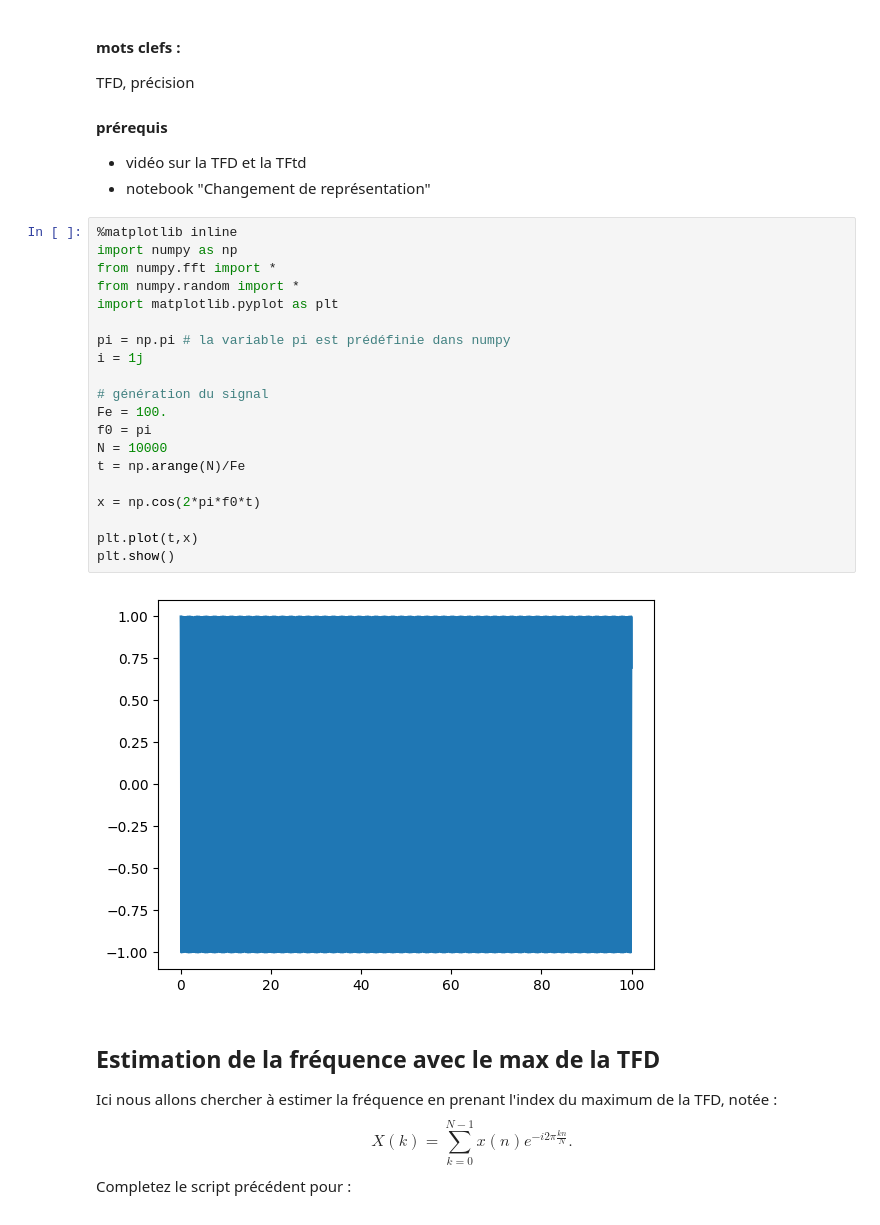
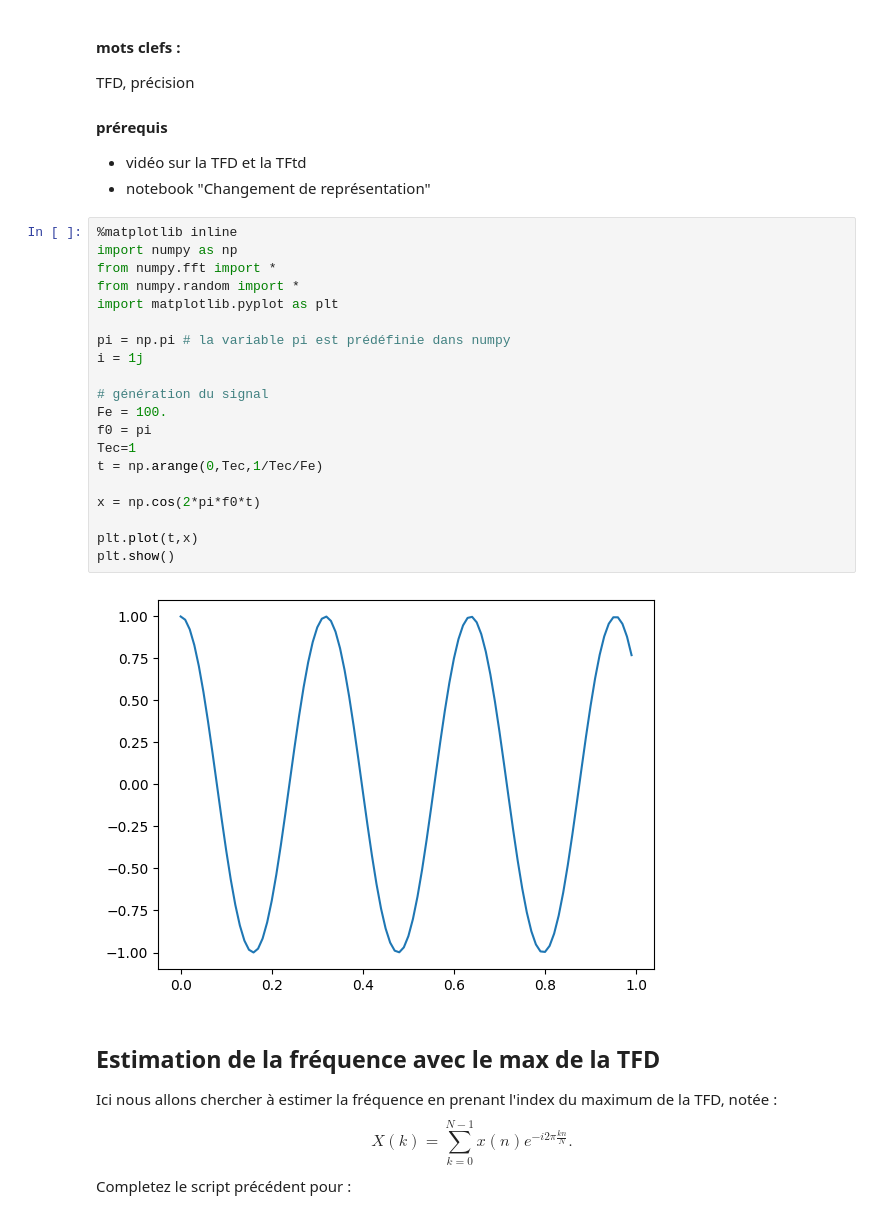
Before and after one commit to titiuo/Lost-Frequency, a Jupyter notebook: Fourier_TFD_Precision.ipynb, the cells around one changed output. Cells and saved outputs as stored; diff of their text form.

```diff
--- a/Fourier_TFD_Precision.ipynb
+++ b/Fourier_TFD_Precision.ipynb
@@ -12,25 +12,25 @@ TFD, précision
 # %%
 %matplotlib inline
 import numpy as np
 from numpy.fft import *
 from numpy.random import *
 import matplotlib.pyplot as plt
 
 pi = np.pi # la variable pi est prédéfinie dans numpy
 i = 1j
 
 # génération du signal
 Fe = 100.
 f0 = pi
-N = 10000
-t = np.arange(N)/Fe
+Tec=1
+t = np.arange(0,Tec,1/Tec/Fe)
 
 x = np.cos(2*pi*f0*t)
 
 plt.plot(t,x)
 plt.show()
 # %% [output]
-[figure, old version]
+[figure, new version]
 # %% [markdown]
 ## Estimation de la fréquence avec le max de la TFD
 
```
Also changed, not shown: parts of 3 cells of this notebook, 7 other files.
